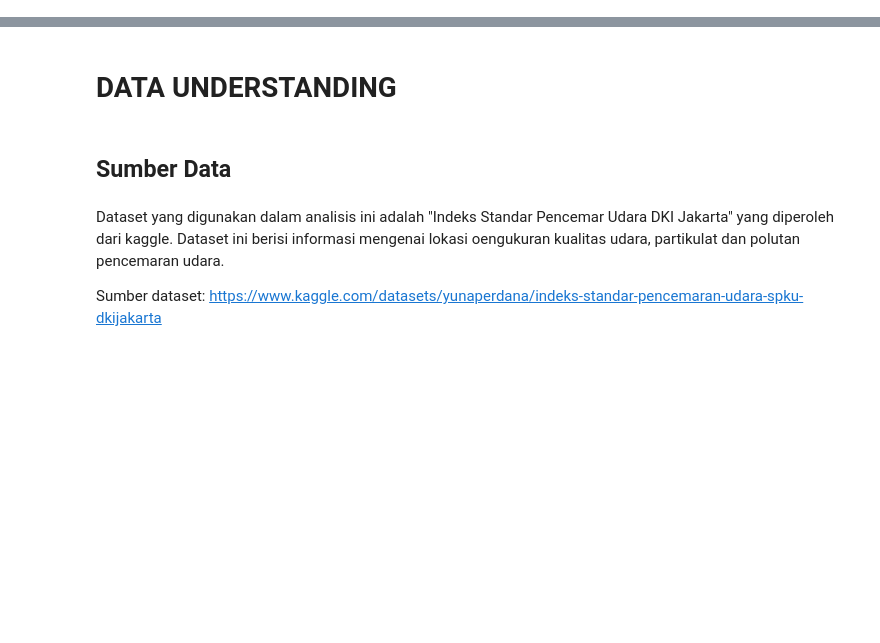
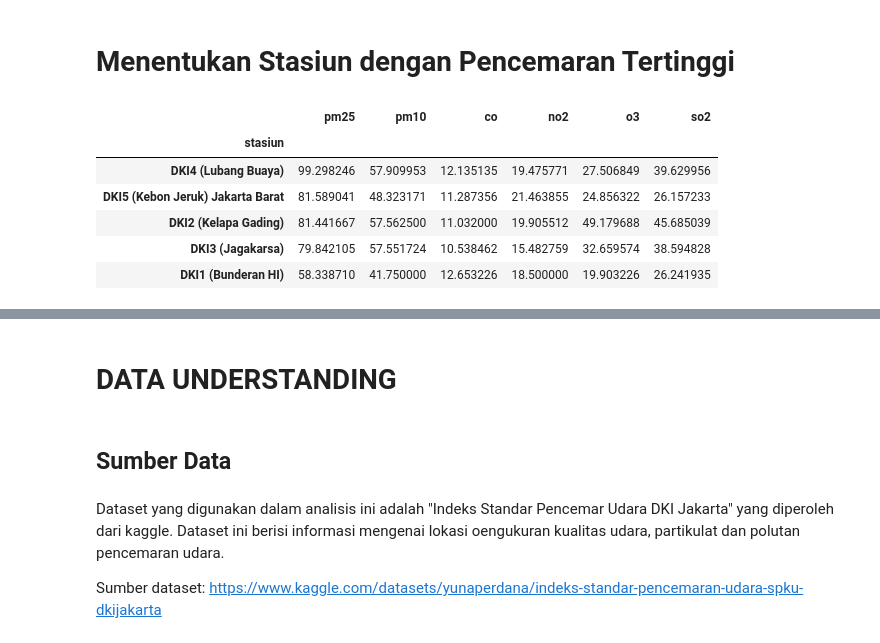
Before and after one commit to Dinaputri111/Dataset, a Jupyter notebook: Checkpoint2_2409116111.ipynb, the cells around one changed output, grey strips where cells are left out. Drawn from its saved outputs; the diff is of its cells as text; code cells hidden in the pictures; blank space fills up the shorter version.

```diff
--- a/Checkpoint2_2409116111.ipynb
+++ b/Checkpoint2_2409116111.ipynb
@@ -2,0 +133,12 @@
+# %% [markdown]
+# Menentukan Stasiun dengan Pencemaran Tertinggi
+# %%
+df.groupby("stasiun")[["pm25", "pm10", "co", "no2", "o3", "so2"]].mean().sort_values(by="pm25", ascending=False).head(5)
+# %% [output]
+|  | pm25 | pm10 | co | no2 | o3 | so2 |
+| stasiun |  |  |  |  |  |  |
+| DKI4 (Lubang Buaya) | 99.298246 | 57.909953 | 12.135135 | 19.475771 | 27.506849 | 39.629956 |
+| DKI5 (Kebon Jeruk) Jakarta Barat | 81.589041 | 48.323171 | 11.287356 | 21.463855 | 24.856322 | 26.157233 |
+| DKI2 (Kelapa Gading) | 81.441667 | 57.562500 | 11.032000 | 19.905512 | 49.179688 | 45.685039 |
+| DKI3 (Jagakarsa) | 79.842105 | 57.551724 | 10.538462 | 15.482759 | 32.659574 | 38.594828 |
+| DKI1 (Bunderan HI) | 58.338710 | 41.750000 | 12.653226 | 18.500000 | 19.903226 | 26.241935 |
```
Also changed, not shown: parts of 24 cells of this notebook.
